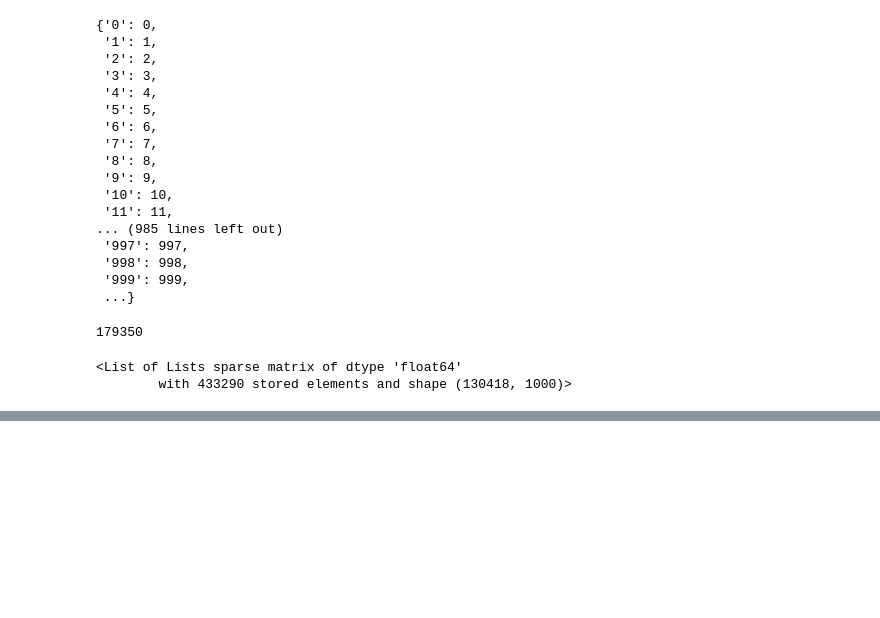
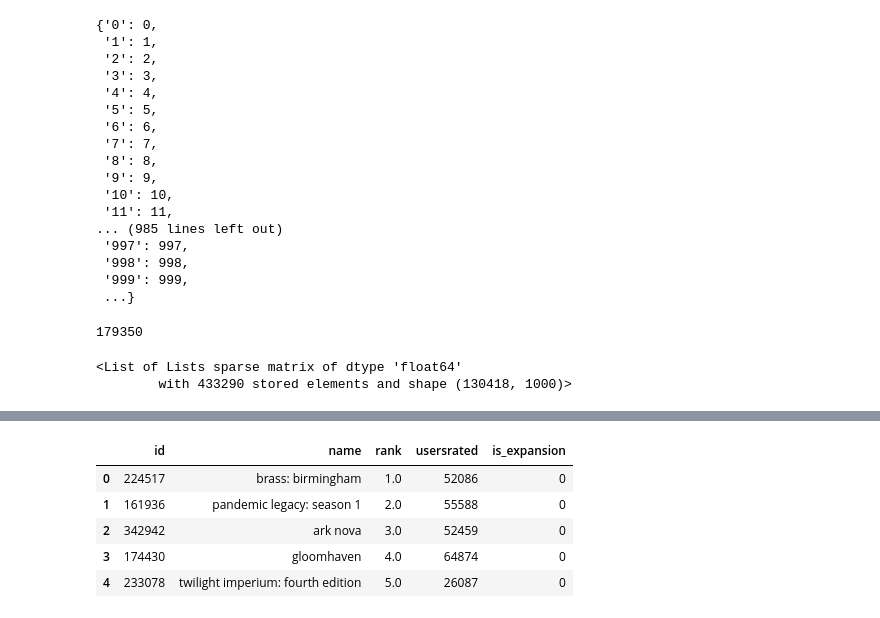
Before and after one commit to MichoelSnow/pax_tt_recommender, a Jupyter notebook: crawler/notebooks/testing.ipynb, the cells around one changed output, grey strips where cells are left out. Saved outputs shown, nothing was run; the diff lists cells and outputs as text; code cells hidden in the pictures; blank space fills up the shorter version.

```diff
--- a/crawler/notebooks/testing.ipynb
+++ b/crawler/notebooks/testing.ipynb
@@ -718 +735,18 @@ game_embeddings = sparse.load_npz("../../data/crawler/game_embeddings_1749439709
+# %%
+df_games_all = pd.read_csv(
+    "../../data/processed/processed_games_data_1749253652.csv",
+    sep="|",
+    escapechar="\\",
+    usecols=["id", "name", "rank", "is_expansion", "usersrated"],
+)
+df_games = df_games_all.loc[df_games_all["is_expansion"]==0].copy()
+df_games["name"] = df_games["name"].str.lower()
+df_games.head()
+# %% [output]
+|  | id | name | rank | usersrated | is_expansion |
+| 0 | 224517 | brass: birmingham | 1.0 | 52086 | 0 |
+| 1 | 161936 | pandemic legacy: season 1 | 2.0 | 55588 | 0 |
+| 2 | 342942 | ark nova | 3.0 | 52459 | 0 |
+| 3 | 174430 | gloomhaven | 4.0 | 64874 | 0 |
+| 4 | 233078 | twilight imperium: fourth edition | 5.0 | 26087 | 0 |
 # %%
```
Also changed, not shown: parts of 28 cells of this notebook, 3 other files.
